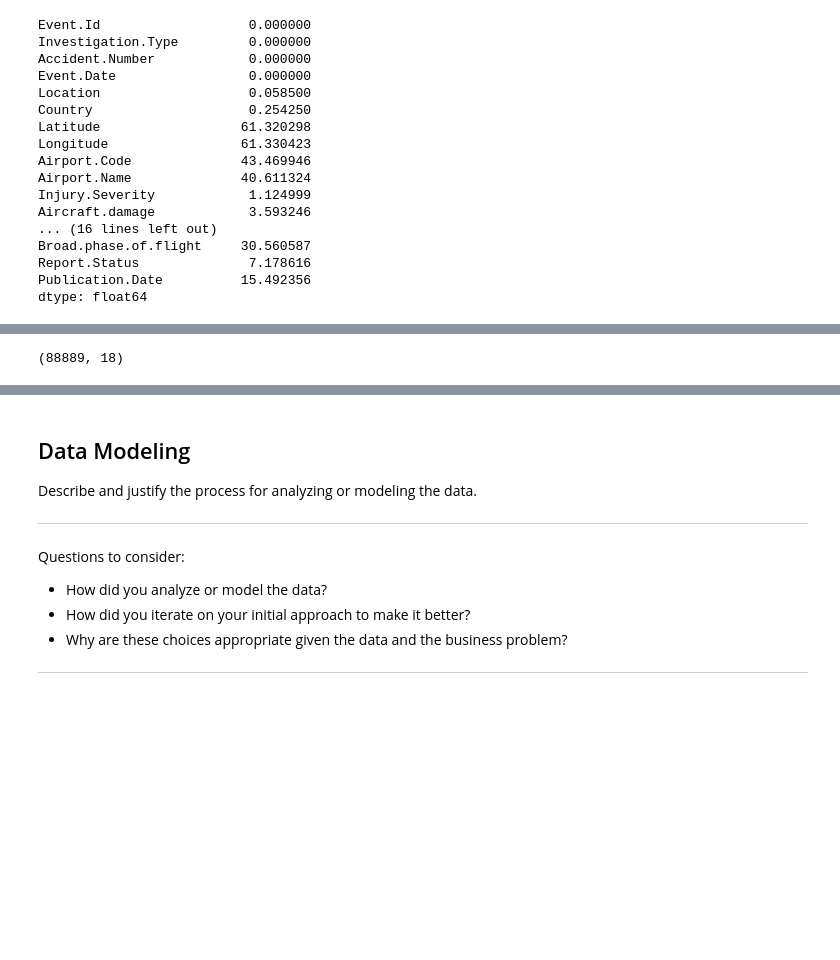
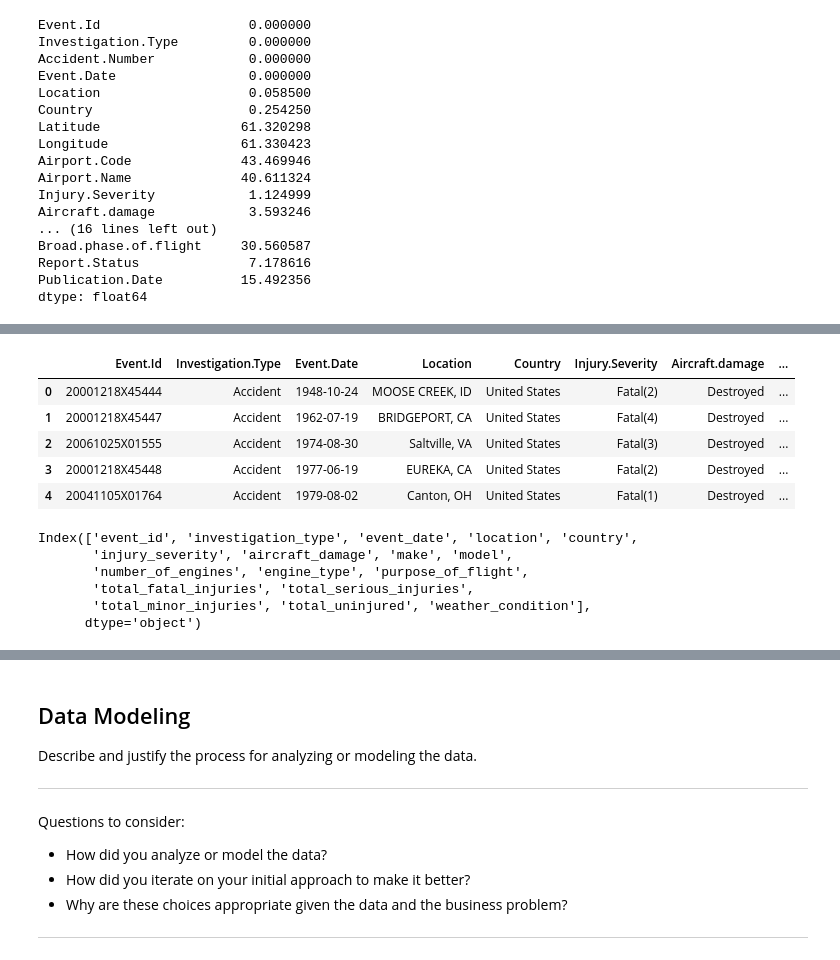
Before and after one commit to ianbett-hub/Phase-1-project, a Jupyter notebook: dsc-phase1-project-template.ipynb, the cells around one changed output, grey strips where cells are left out. Drawn from its saved outputs; the diff is of its cells as text; code cells hidden in the pictures; blank space fills up the shorter version.

Commit message:
Data cleaning with pandas

```diff
--- a/dsc-phase1-project-template.ipynb
+++ b/dsc-phase1-project-template.ipynb
@@ -170,8 +170,8 @@ Report.Status              7.178616
 Publication.Date          15.492356
 dtype: float64
 # %%
-#Dropping irrelevant columns
-cols_to_drop = ['Accident.Number','Latitude', 'Longitude', 'Airport.Code', 'Airport.Name',
+#Dropping irrelevant columns and columns with a higher percentage of null values
+cols_to_drop = ['Accident.Number','Latitude', 'Longitude', 'Airport.Code', 'Airport.Name','Aircraft.Category',
                 'FAR.Description', 'Schedule','Registration.Number',
                 'Air.carrier','Amateur.Built','Broad.phase.of.flight',
                 'Publication.Date', 'Report.Status']
@@ -188,4 +224,44 @@ Index(['Event.Id', 'Investigation.Type', 'Event.Date', 'Location', 'Country',
 # %%
-avi_df_clean.shape
+avi_df_clean.head()
 # %% [output]
-(88889, 18)
+|  | Event.Id | Investigation.Type | Event.Date | Location | Country | Injury.Severity | Aircraft.damage | ... |
+| 0 | 20001218X45444 | Accident | 1948-10-24 | MOOSE CREEK, ID | United States | Fatal(2) | Destroyed | ... |
+| 1 | 20001218X45447 | Accident | 1962-07-19 | BRIDGEPORT, CA | United States | Fatal(4) | Destroyed | ... |
+| 2 | 20061025X01555 | Accident | 1974-08-30 | Saltville, VA | United States | Fatal(3) | Destroyed | ... |
+| 3 | 20001218X45448 | Accident | 1977-06-19 | EUREKA, CA | United States | Fatal(2) | Destroyed | ... |
+| 4 | 20041105X01764 | Accident | 1979-08-02 | Canton, OH | United States | Fatal(1) | Destroyed | ... |
+# %%
+# Renaming the columns to a consistent and conscise format
+# Dictionary to rename old column names to new column names
+column_rename = {
+    "Event.Id": "event_id",
+    "Investigation.Type": "investigation_type",
+    "Event.Date": "event_date",
+    "Location": "location",
+    "Country": "country",
+    "Injury.Severity": "injury_severity",
+    "Aircraft.damage": "aircraft_damage",
+    "Make": "make",
+    "Model": "model",
+    "Number.of.Engines": "number_of_engines",
+    "Engine.Type": "engine_type",
+    "Purpose.of.flight": "purpose_of_flight",
+    "Total.Fatal.Injuries": "total_fatal_injuries",
+    "Total.Serious.Injuries": "total_serious_injuries",
+    "Total.Minor.Injuries": "total_minor_injuries",
+    "Total.Uninjured": "total_uninjured",
+    "Weather.Condition": "weather_condition"
+}
+
+# Renaming the columns
+avi_df_clean.rename(columns=column_rename, inplace=True)
+
+# Display the new column names
+print(avi_df_clean.columns)
+# %% [output]
+Index(['event_id', 'investigation_type', 'event_date', 'location', 'country',
+       'injury_severity', 'aircraft_damage', 'make', 'model',
+       'number_of_engines', 'engine_type', 'purpose_of_flight',
+       'total_fatal_injuries', 'total_serious_injuries',
+       'total_minor_injuries', 'total_uninjured', 'weather_condition'],
+      dtype='object')
```
Also changed, not shown: parts of 20 cells of this notebook.
